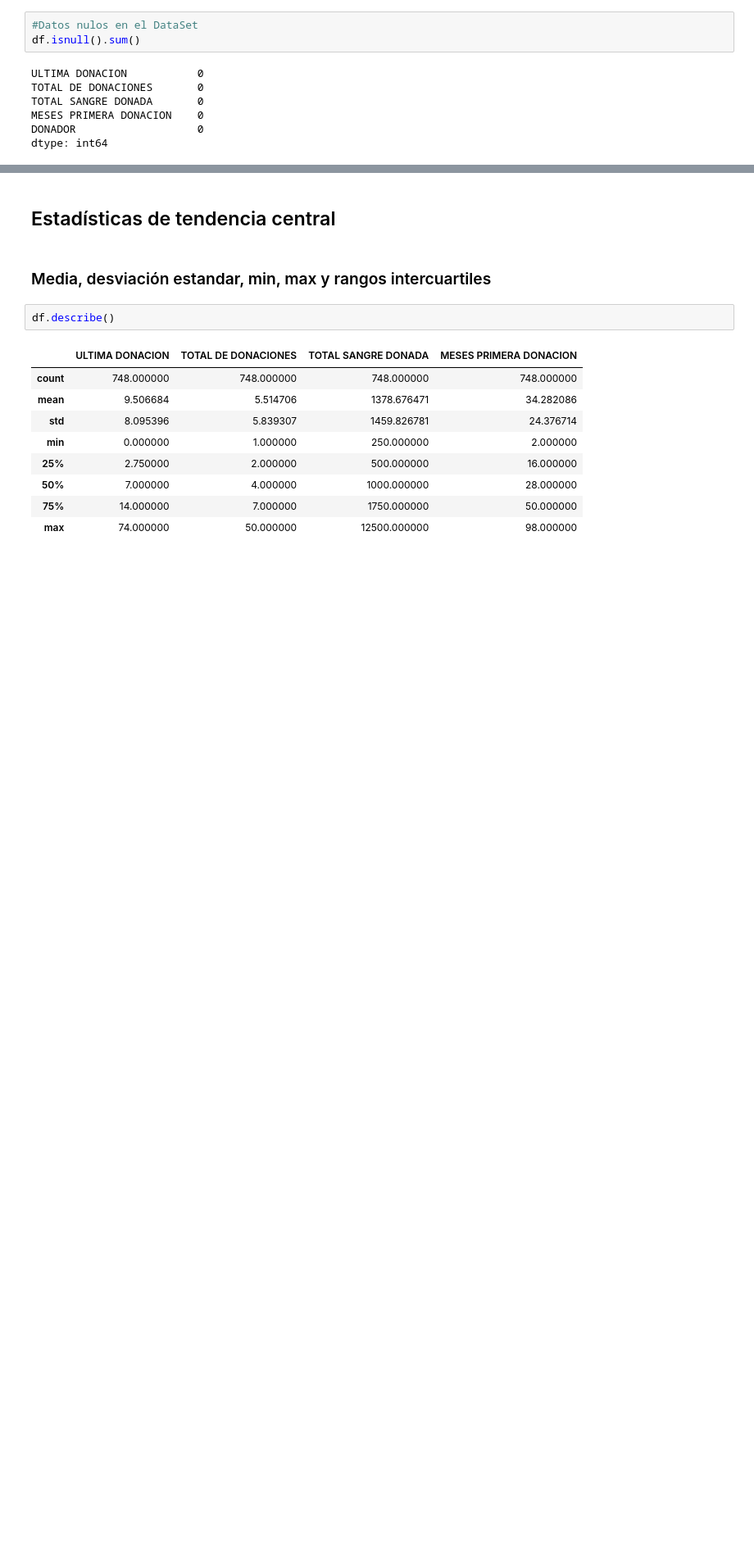
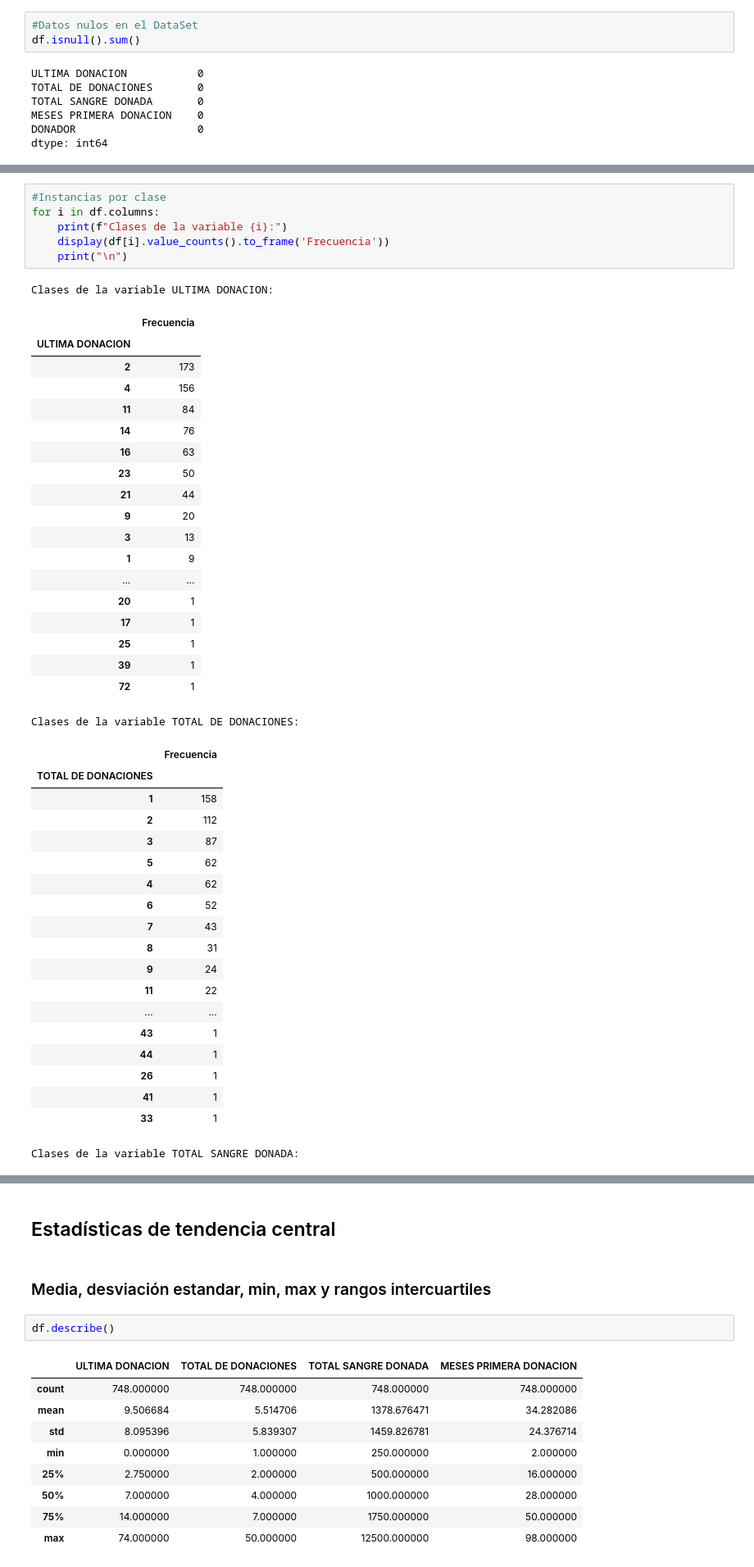
Before and after one commit to juanjacevedo/Lab_3_Decision_Tree, a Jupyter notebook: Actividad.ipynb, the cells around one changed output, grey strips where cells are left out. Shown at 82% size. Cells and saved outputs as stored; diff of their text form; blank space fills up the shorter version.

```diff
--- a/Actividad.ipynb
+++ b/Actividad.ipynb
@@ -119,0 +157,46 @@ dtype: int64
+# %%
+#Instancias por clase
+for i in df.columns:
+    print(f"Clases de la variable {i}:")
+    display(df[i].value_counts().to_frame('Frecuencia'))
+    print("\n")
+# %% [output]
+Clases de la variable ULTIMA DONACION:
+|  | Frecuencia |
+| ULTIMA DONACION |  |
+| 2 | 173 |
+| 4 | 156 |
+| 11 | 84 |
+| 14 | 76 |
+| 16 | 63 |
+| 23 | 50 |
+| 21 | 44 |
+| 9 | 20 |
+| 3 | 13 |
+| 1 | 9 |
+| ... | ... |
+| 20 | 1 |
+| 17 | 1 |
+| 25 | 1 |
+| 39 | 1 |
+| 72 | 1 |
+Clases de la variable TOTAL DE DONACIONES:
+|  | Frecuencia |
+| TOTAL DE DONACIONES |  |
+| 1 | 158 |
+| 2 | 112 |
+| 3 | 87 |
+| 5 | 62 |
+| 4 | 62 |
+| 6 | 52 |
+| 7 | 43 |
+| 8 | 31 |
+| 9 | 24 |
+| 11 | 22 |
+| ... | ... |
+| 43 | 1 |
+| 44 | 1 |
+| 26 | 1 |
+| 41 | 1 |
+| 33 | 1 |
+Clases de la variable TOTAL SANGRE DONADA:
```
Also changed, not shown: parts of 25 cells of this notebook, 3 other files.
